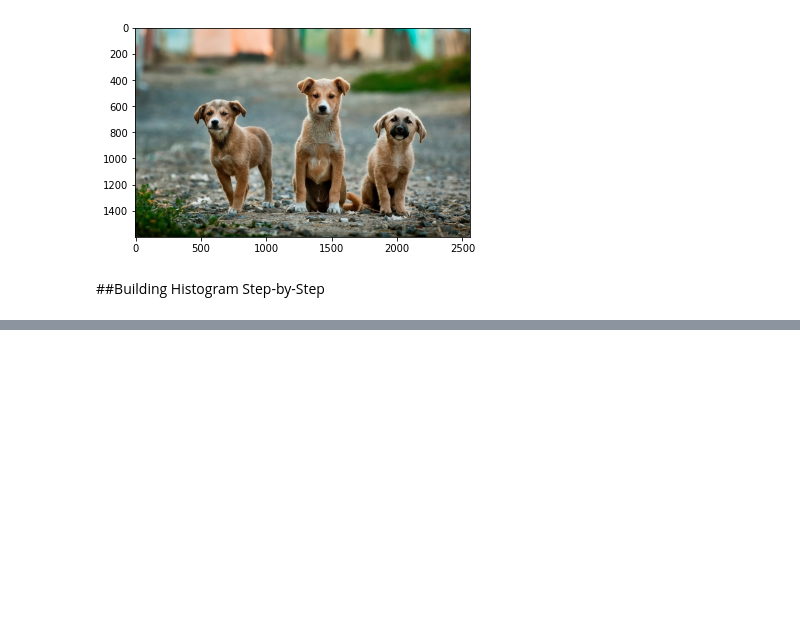
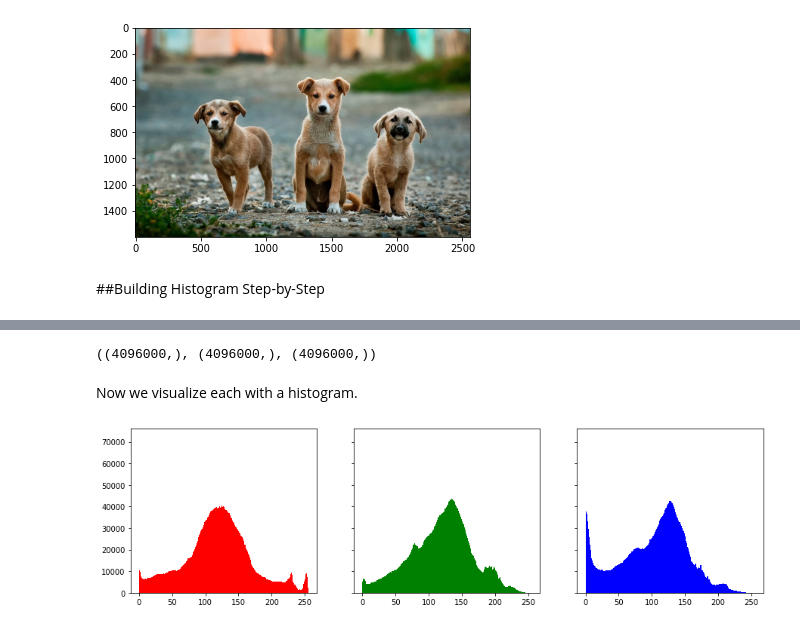
Before and after one commit to rahiakela/computer-vision-research-and-practice, a Jupyter notebook: embedding-methods-for-image-search/01_building_color_histograms.ipynb, the cells around one changed output, grey strips where cells are left out. Drawn from its saved outputs; the diff is of its cells as text; code cells hidden in the pictures; blank space fills up the shorter version.

```diff
--- a/embedding-methods-for-image-search/01_building_color_histograms.ipynb
+++ b/embedding-methods-for-image-search/01_building_color_histograms.ipynb
@@ -73,0 +141,18 @@ plt.imshow(rgb_image)
+# %%
+red = image_vector[0, :, 0]
+green = image_vector[0, :, 1]
+blue = image_vector[0, :, 2]
+
+red.shape, green.shape, blue.shape
+# %% [output]
+((4096000,), (4096000,), (4096000,))
+# %% [markdown]
+Now we visualize each with a histogram.
+# %%
+fig, axs = plt.subplots(1, 3, figsize=(15, 4), sharey=True)
+axs[0].hist(red, bins=256, color="r")
+axs[1].hist(green, bins=256, color="g")
+axs[2].hist(blue, bins=256, color="b")
+plt.show()
+# %% [output]
+[figure, added]
```
Also changed, not shown: parts of 30 cells of this notebook.
